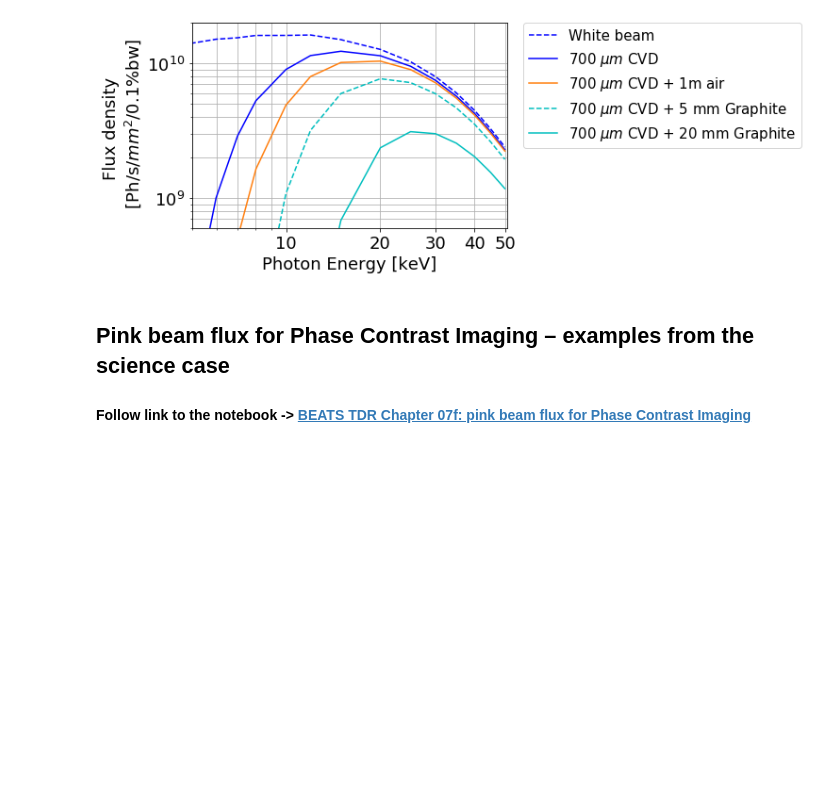
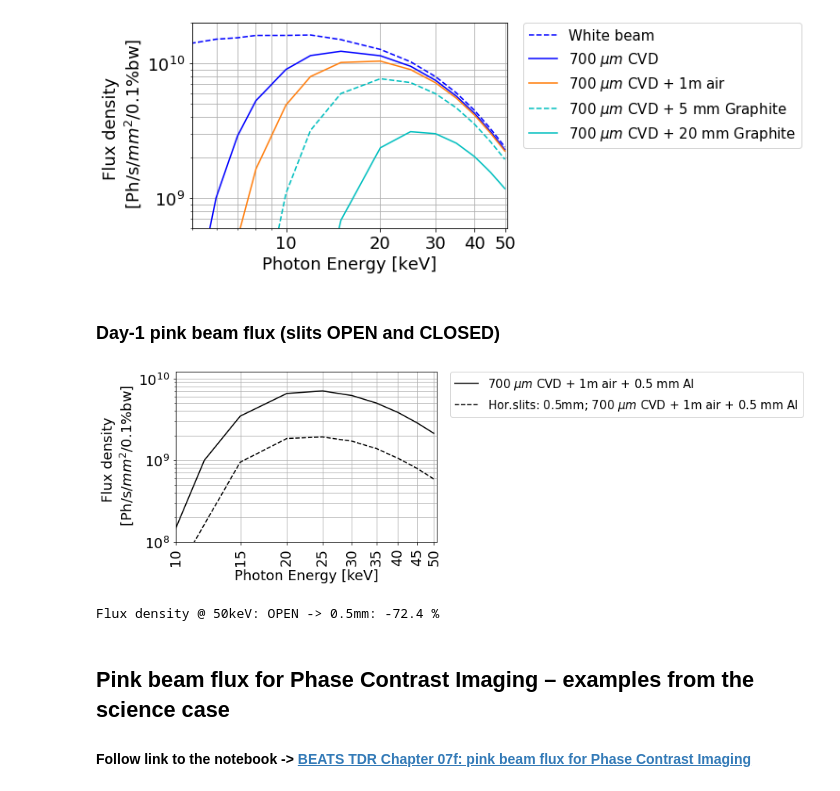
Before and after one commit to gianthk/BEATS_raytracing, a Jupyter notebook: BEATS_TDR-Chapter_07f_Optics_Raytracing-Flux_density.ipynb, the cells around one changed output. Drawn from its saved outputs; the diff is of its cells as text; code cells hidden in the pictures; blank space fills up the shorter version.

```diff
--- a/BEATS_TDR-Chapter_07f_Optics_Raytracing-Flux_density.ipynb
+++ b/BEATS_TDR-Chapter_07f_Optics_Raytracing-Flux_density.ipynb
@@ -123,6 +125,10 @@ transmissivity = pd.read_csv('Oasys/transmissivity_BEATS_filters.csv', sep=',',
 T_data = np.zeros((18,17),dtype=np.float)
 for i in range(0, 18):
     T_data[i,:] = transmissivity.loc[np.argmin(np.abs(float(FluxDensityWB['E'][i])-transmissivity['E']))]
+
+T_data2 = np.zeros((10,17),dtype=np.float)
+for i in range(0, 10):
+    T_data2[i,:] = transmissivity.loc[np.argmin(np.abs(float(FluxDensityWB['E'][38+i])-transmissivity['E']))]
 # %%
 # check plot of the transmissivity of one filter
 f, ax = plt.subplots()
@@ -250,6 +257,40 @@ plt.legend(['White beam','700 $\mu m$ CVD', '700 $\mu m$ CVD + 1m air', '700 $\m
 f.savefig("BEATS_PinkBeam_flux_density_C-air-filter.png", bbox_inches='tight', dpi=600)
 # %% [output]
 [figure]
+# %% [markdown]
+### Day-1 pink beam flux (slits OPEN and CLOSED)
+# %%
+# Al FILTERS (again)
+# same but larger
+import matplotlib
+font = {'weight' : 'normal',
+        'size'   : 18}
+matplotlib.rc('font', **font)
+
+f, ax = plt.subplots()
+# plt.plot(1e-3*T_data[:,0], Flux_d_1mrad, 'b')
+# plt.plot(1e-3*T_data[:,0], Flux_d_1mrad*T_CVD*T_data[:,14], 'C1')
+plt.plot(1e-3*T_data[:,0], Flux_d_1mrad*T_CVD*T_data[:,14]*T_data[:,3], 'k')
+plt.plot(1e-3*T_data2[:,0], Flux_d_05mm*T_data2[:,13]*T_data2[:,14]*T_data2[:,3], '--k')
+ax.set_xscale('log')
+ax.set_yscale('log')
+ax.set(xlim=(10, 51), ylim=(1e8, 1.2e10))
+plt.xticks(np.arange(10, 55, 5))
+plt.xticks(rotation=90)
+ax.xaxis.set_major_formatter(ScalarFormatter())
+plt.xlabel('Photon Energy [keV]')
+plt.ylabel('Flux density \n [Ph/s/$mm^2$/0.1%bw]')
+plt.grid(True, which="both")
+plt.legend(['700 $\mu m$ CVD + 1m air + 0.5 mm Al', 'Hor.slits: 0.5mm; 700 $\mu m$ CVD + 1m air + 0.5 mm Al'], bbox_to_anchor=(1.05, 1), borderaxespad=0., loc='upper left', fontsize="small")
+# plt.legend(['White beam', '700 $\mu m$ CVD', '700 $\mu m$ CVD + 100 $\mu m$ Al', '700 $\mu m$ CVD + 200 $\mu m$ Al', '700 $\mu m$ CVD + 0.5 $mm$ Al', '700 $\mu m$ CVD + 1.0 $mm$ Al'], loc='upper left', fontsize="xx-small")
+f.savefig("BEATS_PinkBeam_flux_density_CVD_1mair_Al_SLITS.png", bbox_inches='tight', dpi=600)
+# %% [output]
+[figure, added]
+# %%
+# flux reduction closing slits to 0.5mm @ 50keV (11, 26, 41)
+print(f"Flux density @ 50keV: OPEN -> 0.5mm: {100*(Flux_d_05mm[47]-Flux_d_1mrad[17])/Flux_d_1mrad[17]:0.1f} %")
+# %% [output]
+Flux density @ 50keV: OPEN -> 0.5mm: -72.4 %
 # %% [markdown]
 ## Pink beam flux for Phase Contrast Imaging – examples from the science case
 #### Follow link to the notebook -> [BEATS TDR Chapter 07f: pink beam flux for Phase Contrast Imaging](BEATS_TDR-Chapter_07f_Optics_Raytracing-PinkBeamFlux-PCI.ipynb)
```
Also changed, not shown: parts of 5 cells of this notebook, 12 other files.
